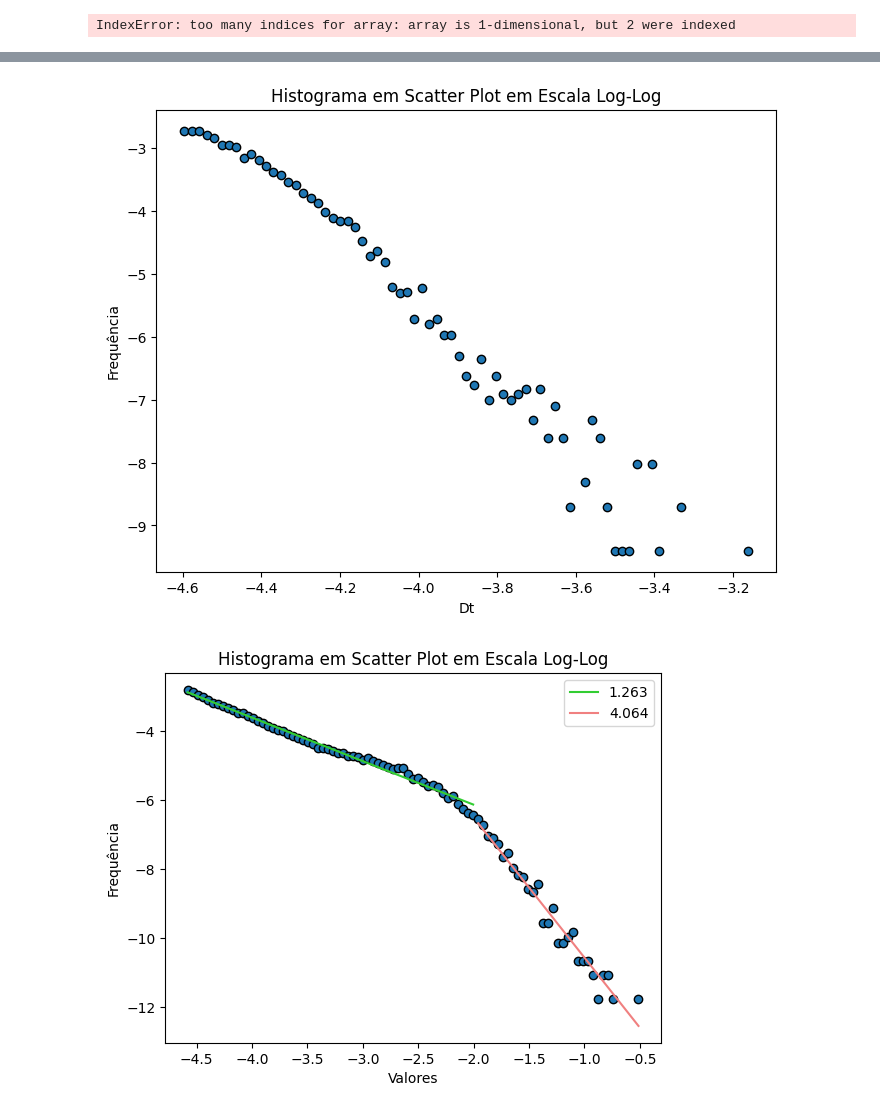
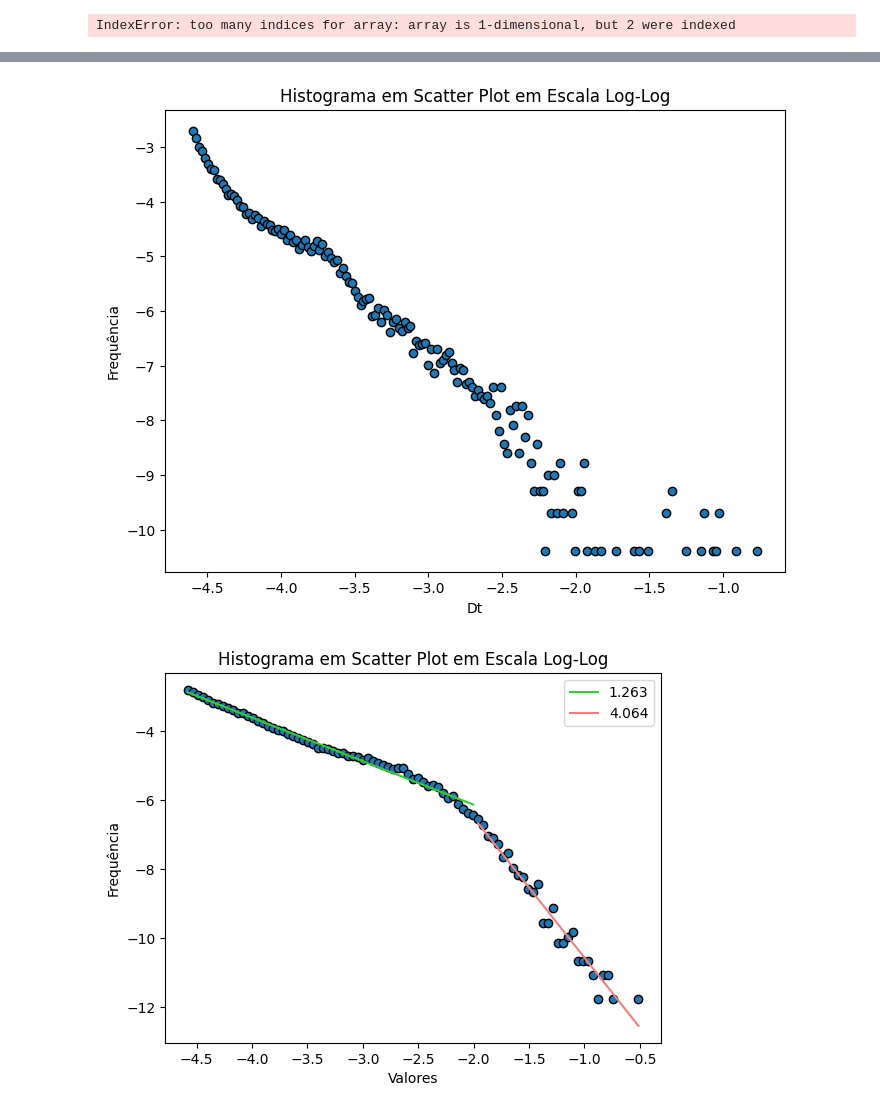
Before and after one commit to intcarlosmiguel/Granular, a Jupyter notebook: main.ipynb, the cells around one changed output, grey strips where cells are left out. Drawn from its saved outputs; the diff is of its cells as text; code cells hidden in the pictures.

```diff
--- a/main.ipynb
+++ b/main.ipynb
@@ -81,3 +101,12 @@ grid(velocidades[:1000,1:4]*1000,30,3,6)
 plt.hist(data[:,1],bins = 20)
 # %% [output]
 IndexError: too many indices for array: array is 1-dimensional, but 2 were indexed
+# %%
+resultado = np.loadtxt("results/60/resultado_4.50_0.30_0.30_50.00.dat")
+x = int(resultado.shape[0]/800)
+resultado = resultado[:,0].reshape((x,800))[:,1:]
+""" for i in range(x):
+    data = resultado[:i+1,:].flatten()
+    print(len(data)) """
+resultado = resultado.flatten()
+resultado = resultado[resultado>0]
@@ -84,26 +200,25 @@ IndexError: too many indices for array: array is 1-dimensional, but 2 were index
 # %%
-resultado = np.loadtxt("results/60/resultado_3.00_0.00_0.00.dat")
-resultado = resultado[resultado[:,1] != 1]
 
-bins = np.logspace(np.log10(min(resultado[:,0]+0.01)), np.log10(max(resultado[:,0])), 100)
 
-hist, bins = np.histogram(resultado[:,0], bins=bins)
+bins = np.logspace(np.log10(min(resultado+0.01)), np.log10(max(resultado)), 200)
+
+hist, bins = np.histogram(resultado, bins=bins)
 
 bin_centers = (bins[:-1] + bins[1:]) / 2
 
 plt.figure(figsize=(8, 6))
 hist = hist/np.sum(hist)
 bin_centers = bin_centers[hist>0]
 hist = hist[hist>0]
 
 plt.scatter(np.log(bin_centers[:-1]), np.log(hist[:-1]), edgecolor='black')
 
 plt.xlabel('Dt')
 plt.ylabel('Frequência')
 plt.title('Histograma em Scatter Plot em Escala Log-Log')
 plt.show()
 # %% [output]
-[figure, old version]
+[figure, new version]
 # %%
 def regressao_linear(x, y):
     """
```
Also changed, not shown: parts of 9 cells of this notebook, 16 other files.
